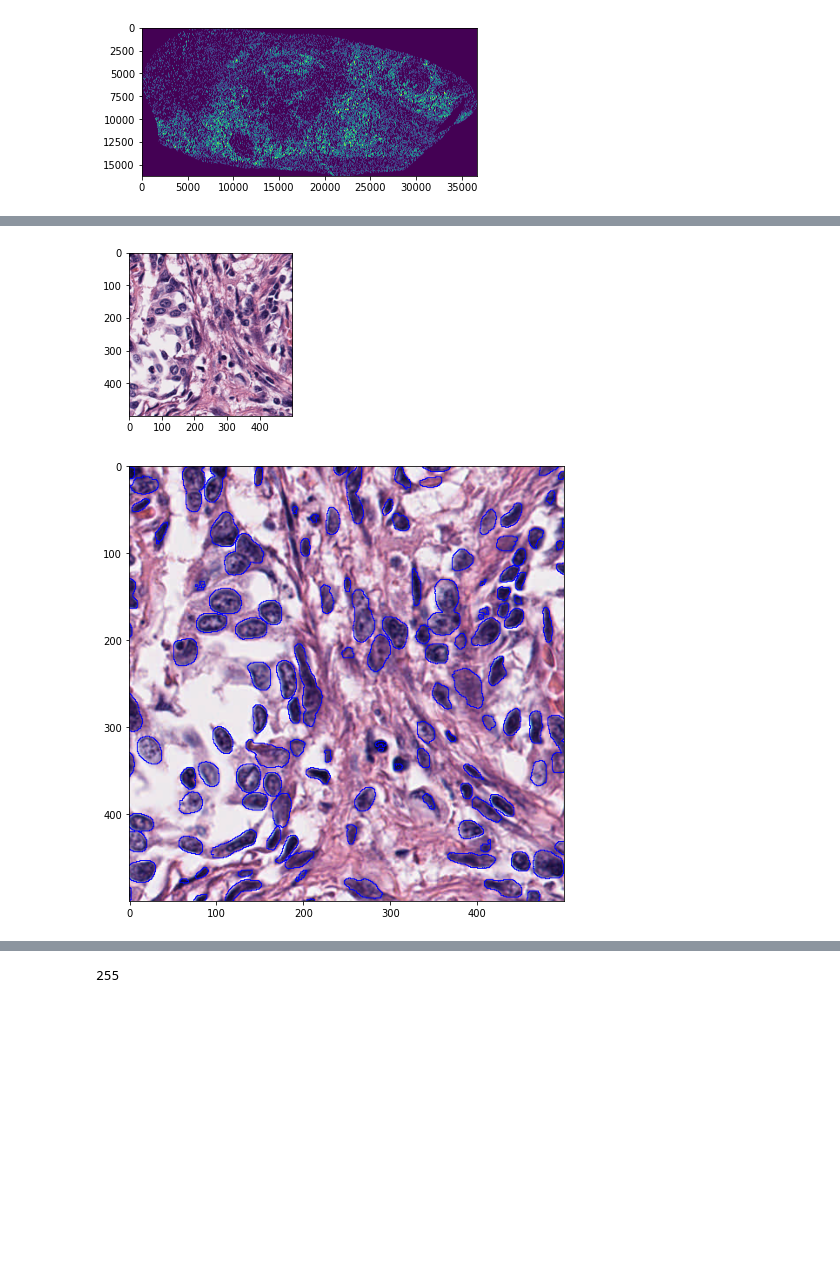
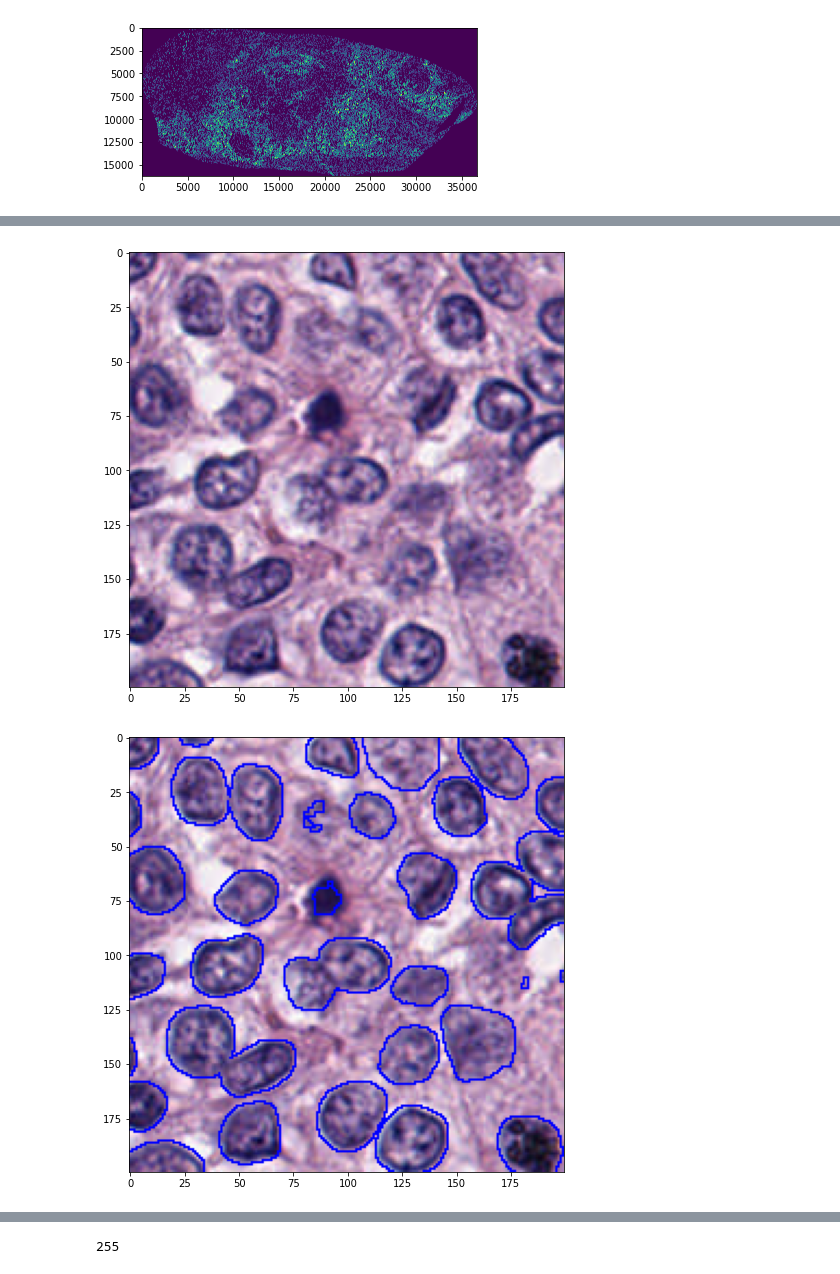
Before and after one commit to Hxitech/PytorchDigitalPathology, a Jupyter notebook: segmentation_epistroma_unet/make_output_unet_cmd_wsi.ipynb, the cells around one changed output, grey strips where cells are left out. Saved outputs shown, nothing was run; the diff lists cells and outputs as text; code cells hidden in the pictures; blank space fills up the shorter version.

```diff
--- a/segmentation_epistroma_unet/make_output_unet_cmd_wsi.ipynb
+++ b/segmentation_epistroma_unet/make_output_unet_cmd_wsi.ipynb
@@ -49,7 +49,7 @@ parser.add_argument('-b', '--basepath',
 # %% [output]
 _StoreAction(option_strings=['-b', '--basepath'], dest='basepath', nargs=None, const=None, default='', type=<class 'str'>, choices=None, help='base path to add to file names, helps when producing data ...
 # %%
-args = parser.parse_args(['-s150','-o/mnt/rstor/CSE_BME_AXM788/home/pjl54/test','-r0.25','-a','largest','-m','/home/pjl54/models/nucer_unet_best_model.pth','/mnt/rstor/CSE_BME_AXM788/data/TCGA_Bladder_Cancer/Diagnostic_Images/Elloitt/2ndAnnotatedDrElloitt/TCGA-ZF-AA5P-01Z-00-DX1.svs'])
+args = parser.parse_args(['-s150','-o/mnt/rstor/CSE_BME_AXM788/home/pjl54/test','-r0.25','-a','largest','-m','/home/pjl54/models/nucer_unet_best_model.pth','/mnt/rstor/CSE_BME_AXM788/data/TCGA_Bladder_Cancer/Diagnostic_Images/Elloitt/1stAnnotatedDrElloitt/TCGA-4Z-AA7O-01Z-00-DX1.svs'])
 # %%
 if not (args.input_pattern):
     parser.error('No images selected with input pattern')
@@ -152,10 +152,7 @@ for fname in files:
 
         base_edge_length = base_stride_size*int(math.sqrt(batch_size))
 
-        divisible_wh = tuple([k + ((base_edge_length + base_stride_size) - (k % (base_edge_length + base_stride_size))) for k in [w,h]])
-
-#         roi = img.get_tile(args.resolution,(x_start-stride_size//2,y_start-stride_size//2),divisible_wh)
-        roi = img.get_tile(args.resolution,(x_start-stride_size//2,y_start-stride_size//2),(w+patch_size,h+patch_size))
+#         roi = img.get_tile(args.resolution,(x_start-stride_size//2,y_start-stride_size//2),(w+patch_size,h+patch_size))
         x_points = range(0,np.shape(roi)[0],base_stride_size*int(math.sqrt(batch_size)))
         y_points = range(0,np.shape(roi)[1],base_stride_size*int(math.sqrt(batch_size)))
         grid_points = [(x,y) for x in x_points for y in y_points]
@@ -167,20 +164,20 @@ for fname in files:
             # get the tile of the batch
             big_patch = roi[batch_points[0]:(batch_points[0]+base_edge_length+base_stride_size),batch_points[1]:(batch_points[1]+base_edge_length+base_stride_size),:]
 
+            big_patch_gpu = torch.from_numpy(big_patch).type('torch.FloatTensor').to(device)
             # split the tile into patch_size patches
-            batch_arr = np.array([big_patch[x:x+patch_size,y:y+patch_size,:] for y in range(0,np.shape(big_patch)[1]-base_stride_size,base_stride_size) for x in range(0,np.shape(big_patch)[0]-base_stride_size,base_stride_size)])
-
-            arr_out_gpu = torch.from_numpy(batch_arr.transpose(0, 3, 1, 2) / 255).type('torch.FloatTensor').to(device)
+            batch_arr = torch.stack(([big_patch_gpu[x:x+patch_size,y:y+patch_size,:] for y in range(0,np.shape(big_patch_gpu)[1]-base_stride_size,base_stride_size) for x in range(0,np.shape(big_patch_gpu)[0]-base_stride_size,base_stride_size)]))
+            batch_arr = batch_arr.permute(0,3,1,2) / 255
 
             # ---- get results
-            output_batch = model(arr_out_gpu)
-
-            # --- pull from GPU and append to rest of output
-            output_batch = output_batch.detach().cpu().numpy()
+            output_batch = model(batch_arr)
             output_batch = output_batch.argmax(axis=1)
 
             #remove the padding from each tile, we only keep the center
             output_batch = output_batch[:,base_stride_size//2:-base_stride_size//2,base_stride_size//2:-base_stride_size//2]
+
+            # --- pull from GPU and append to rest of output
+            output_batch = output_batch.detach().cpu().numpy()
 
             reconst = np.concatenate(np.concatenate(output_batch.reshape(int(np.shape(big_patch)[1]/(patch_size//2))-1,int(np.shape(big_patch)[0]/(patch_size//2))-1,base_stride_size,base_stride_size),axis=2),axis=0)
 
@@ -193,7 +190,6 @@ for fname in files:
 
         #in case there was extra padding to get a multiple of patch size, remove that as well
             _,mask = img.get_annotated_region(args.resolution,args.color,args.annotation,return_img=False)
-            output_pre = output
             output = output[0:mask.shape[0], 0:mask.shape[1]] #remove paddind, crop back
             output = np.bitwise_and(output>0,mask>0)*255
             cv2.imwrite(newfname_class, output)
@@ -315,18 +303,18 @@ plt.imshow(output)
 <matplotlib.image.AxesImage at 0x...>
 [figure]
 # %%
-x1 = 6000
-x2 = 6500
+x1 = 0
+x2 = 200
 
-y1 = 6000
-y2 = 6500
+y1 = 0
+y2 = 200
 
-plt.figure(figsize=(3,3))
+plt.figure(figsize=(8,8))
 plt.imshow(output_pre[x1:x2,y1:y2])
 plt.show()
 
-plt.figure(figsize=(3,3))
-plt.imshow(roi_u[x1:x2,y1:y2,:])
+plt.figure(figsize=(8,8))
+plt.imshow(roi[x1+64:x2+64,y1+64:y2+64,:])
 plt.show()
 
 # fig, ax = plt.subplots(1,3,figsize=(12,4))
@@ -336,6 +324,6 @@ plt.show()
 
 # print(np.uint8(np.abs(np.int16(output_pre_roi[x1:x2,y1:y2,0])-roi_u[x1:x2,y1:y2,0])))
 plt.figure(figsize=(8,8))
-plt.imshow(outline_mask(roi_u[x1:x2,y1:y2,:].copy(),output_pre[x1:x2,y1:y2].copy(),dilate_width=3))
+plt.imshow(outline_mask(roi[x1+64:x2+64,y1+64:y2+64,:].copy(),output_pre[x1:x2,y1:y2].copy(),dilate_width=3))
 plt.show()
 # %% [output]
@@ -343,5 +331,5 @@ plt.show()
-[figure, old version]
+[figure, new version]
-[figure, old version]
+[figure, new version]
 # %%
 print(roi_u[0:10,0:10,0])
 print(output_pre_roi[0:10,0:10,0])
```
Also changed, not shown: parts of 8 cells of this notebook, 1 other file.
